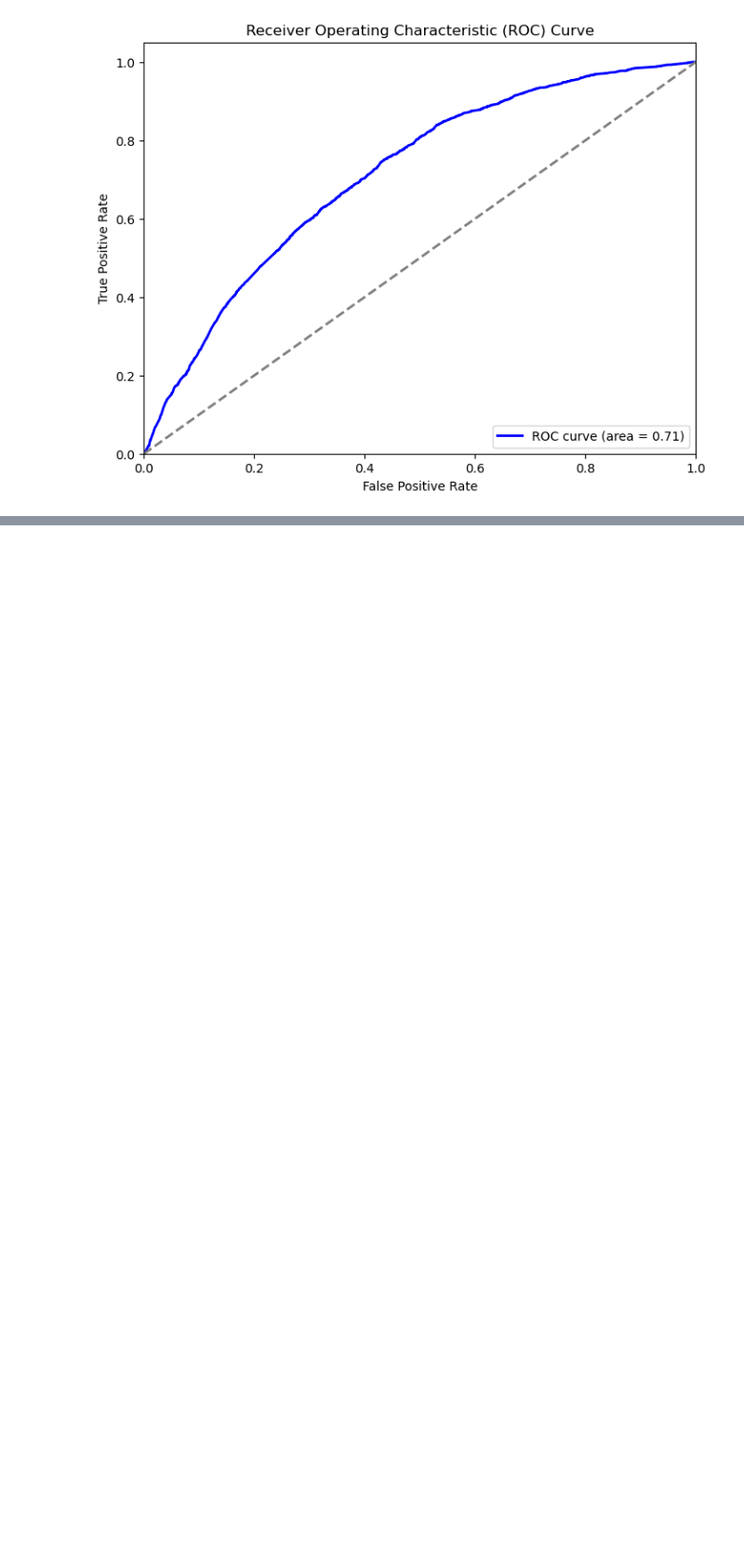
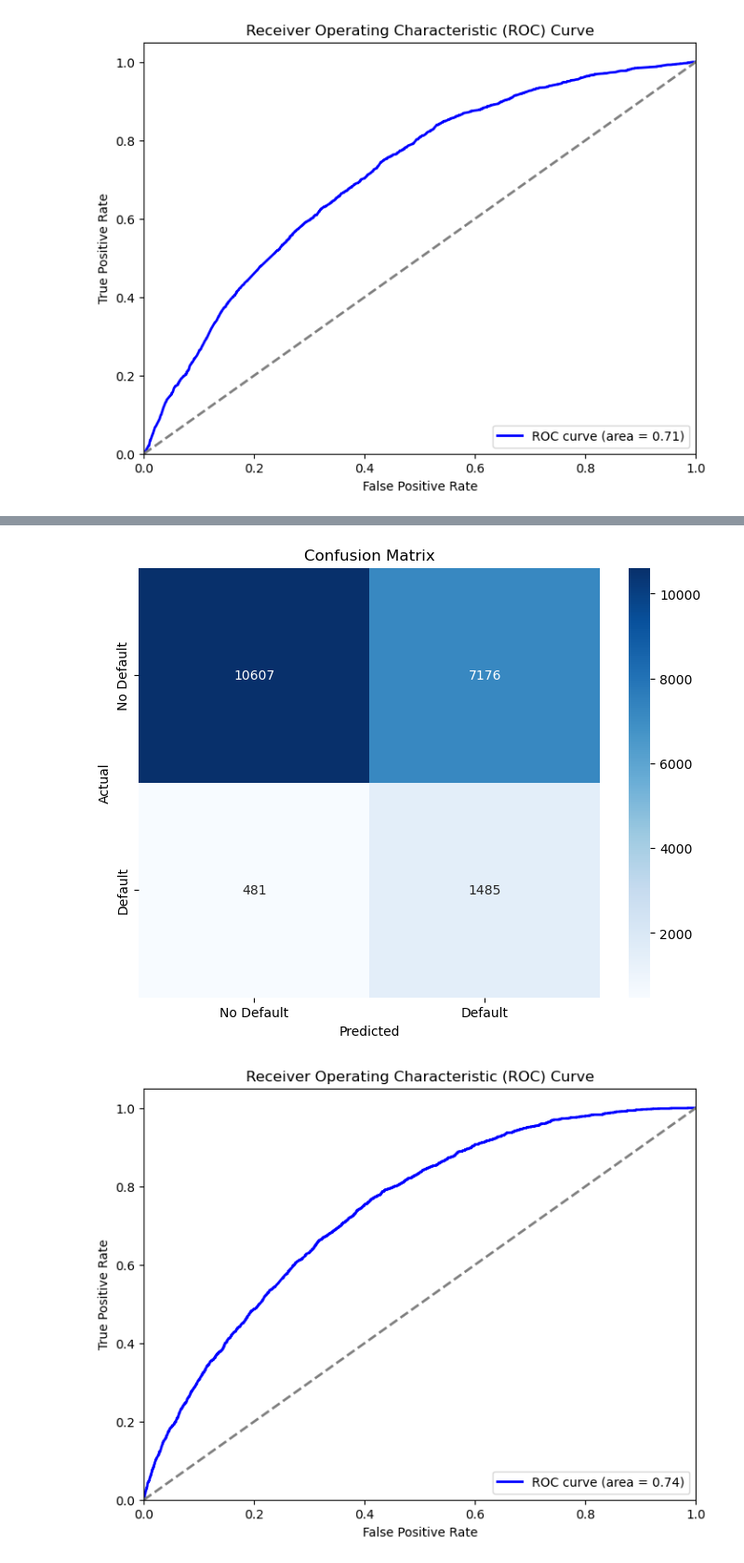
Before and after one commit to Ameya1337/Lending-Game-Finance, a Jupyter notebook: modeling_2.ipynb, the cells around one changed output, grey strips where cells are left out. Shown at 93% size. Cells and saved outputs as stored; diff of their text form; code cells hidden in the pictures; blank space fills up the shorter version.

```diff
--- a/modeling_2.ipynb
+++ b/modeling_2.ipynb
@@ -1191,0 +1272,2 @@ weighted avg       0.87      0.68      0.74     30000
+# %%
+df_2 = df_2[df_2["digital3"] != 0]
@@ -1191,0 +1290,18 @@ weighted avg       0.87      0.68      0.74     30000
+# %%
+X = df_2.drop(["default", "digital1", "digital2"], axis=1)
+y = df_2["default"]
+
+X_train, X_test, y_train, y_test = train_test_split(
+    X, y, test_size=0.2, random_state=42, stratify=y
+)
+# %%
+cb_modeL_new = cb.CatBoostClassifier(
+    iterations=1500,
+    boosting_type="Plain",
+    # cat_features=categorical_features,
+    auto_class_weights="Balanced",
+    eval_metric="AUC",
+    verbose=100,
+)
+# %%
+cb_modeL_new.fit(X_train, y_train, eval_set=(X_test, y_test), early_stopping_rounds=100)
@@ -1191,0 +1319,55 @@ weighted avg       0.87      0.68      0.74     30000
+# %%
+# Predict the test set
+y_pred_cb_new = cb_modeL_new.predict(X_test)
+
+# Calculate accuracy
+accuracy_cb_new = accuracy_score(y_test, y_pred_cb_new)
+print(f"Accuracy: {accuracy_cb_new}")
+
+# Balanced accuracy
+balanced_acc_cb_new = balanced_accuracy_score(y_test, y_pred_cb_new)
+print(f"Balanced Accuracy: {balanced_acc_cb_new}")
+
+# Classification report
+print("Classification Report:")
+print(classification_report(y_test, y_pred_cb_new))
+
+# Confusion matrix
+conf_matrix_cb_new = confusion_matrix(y_test, y_pred_cb_new)
+plt.figure(figsize=(8, 6))
+sns.heatmap(
+    conf_matrix_cb_new,
+    annot=True,
+    fmt="d",
+    cmap="Blues",
+    xticklabels=["No Default", "Default"],
+    yticklabels=["No Default", "Default"],
+)
+plt.xlabel("Predicted")
+plt.ylabel("Actual")
+plt.title("Confusion Matrix")
+plt.show()
+
+
+# Plot ROC AUC
+y_prob_cb_new = cb_modeL_new.predict_proba(X_test)[:, 1]
+fpr_cb_new, tpr_cb_new, _ = roc_curve(y_test, y_prob_cb_new)
+roc_auc_cb_new = auc(fpr_cb_new, tpr_cb_new)
+
+plt.figure(figsize=(8, 6))
+plt.plot(
+    fpr_cb_new,
+    tpr_cb_new,
+    color="blue",
+    lw=2,
+    label=f"ROC curve (area = {roc_auc_cb_new:.2f})",
+)
+plt.plot([0, 1], [0, 1], color="gray", lw=2, linestyle="--")
+plt.xlim([0.0, 1.0])
+plt.ylim([0.0, 1.05])
+plt.xlabel("False Positive Rate")
+plt.ylabel("True Positive Rate")
+plt.title("Receiver Operating Characteristic (ROC) Curve")
+plt.legend(loc="lower right")
+plt.show()
+# %% [output]
@@ -1191,0 +1385,2 @@ weighted avg       0.87      0.68      0.74     30000
+[figure, added]
+[figure, added]
```
Also changed, not shown: parts of 34 cells of this notebook, 6 other files.
